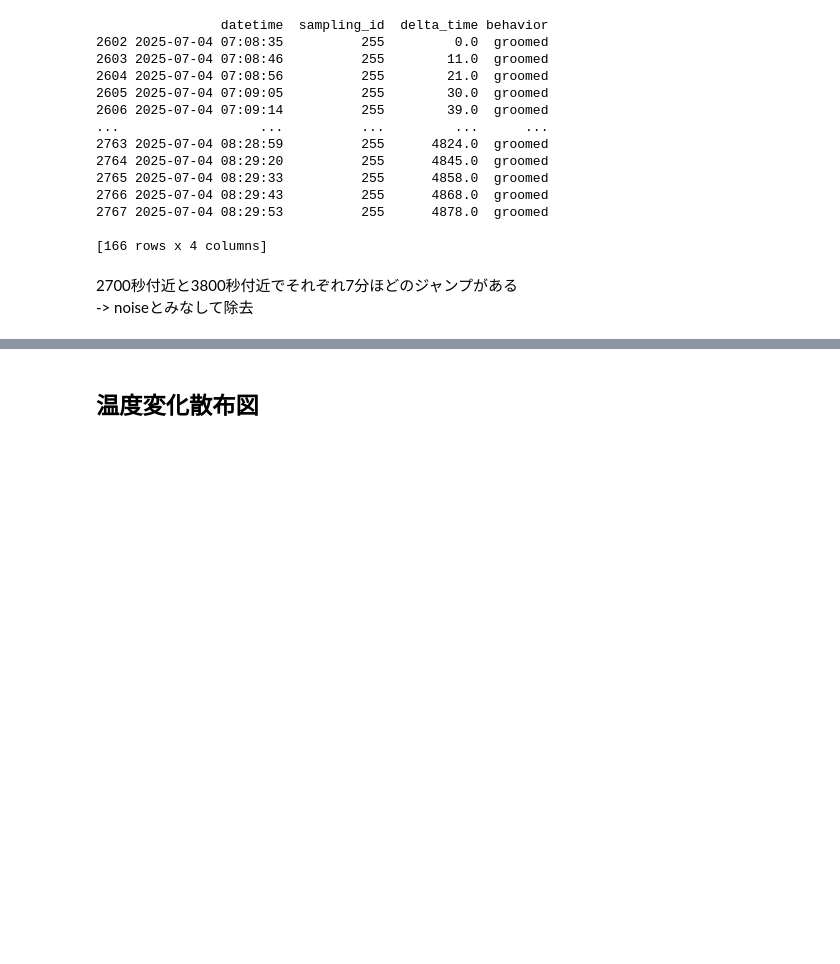
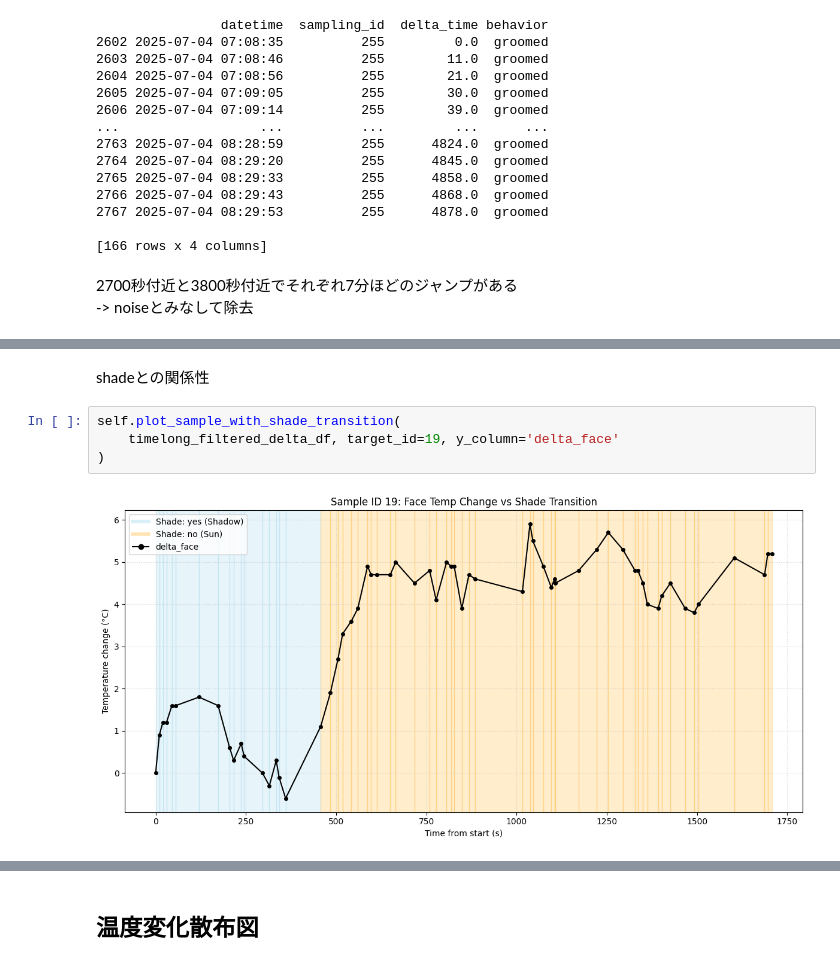
Before and after one commit to Yasui-kyoto/Monkey_Aggression, a Jupyter notebook: notebooks/02_temperature/01_preprocessing.ipynb, the cells around one changed output, grey strips where cells are left out. Cells and saved outputs as stored; diff of their text form; blank space fills up the shorter version.

```diff
--- a/notebooks/02_temperature/01_preprocessing.ipynb
+++ b/notebooks/02_temperature/01_preprocessing.ipynb
@@ -319,0 +346,8 @@ print(f"除外後の行数: {len(delta_df)}")
+# %% [markdown]
+shadeとの関係性
+# %%
+self.plot_sample_with_shade_transition(
+    timelong_filtered_delta_df, target_id=19, y_column='delta_face'
+)
+# %% [output]
+[figure, added]
```
Also changed, not shown: parts of 17 cells of this notebook, 2 other files.
